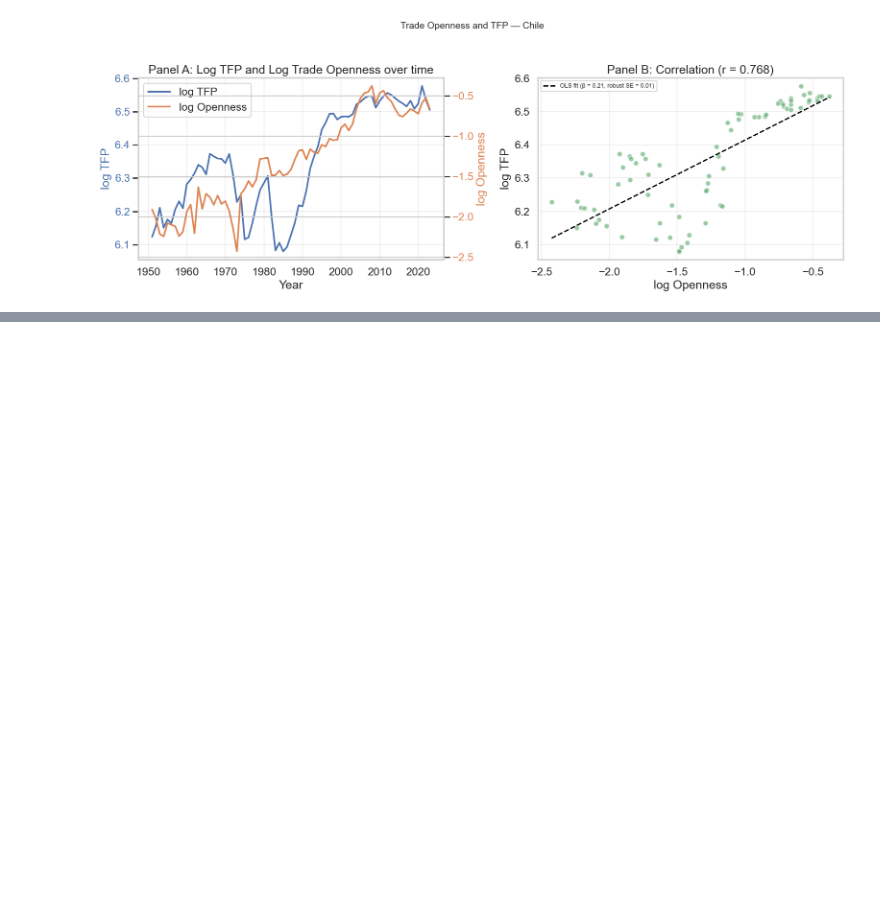
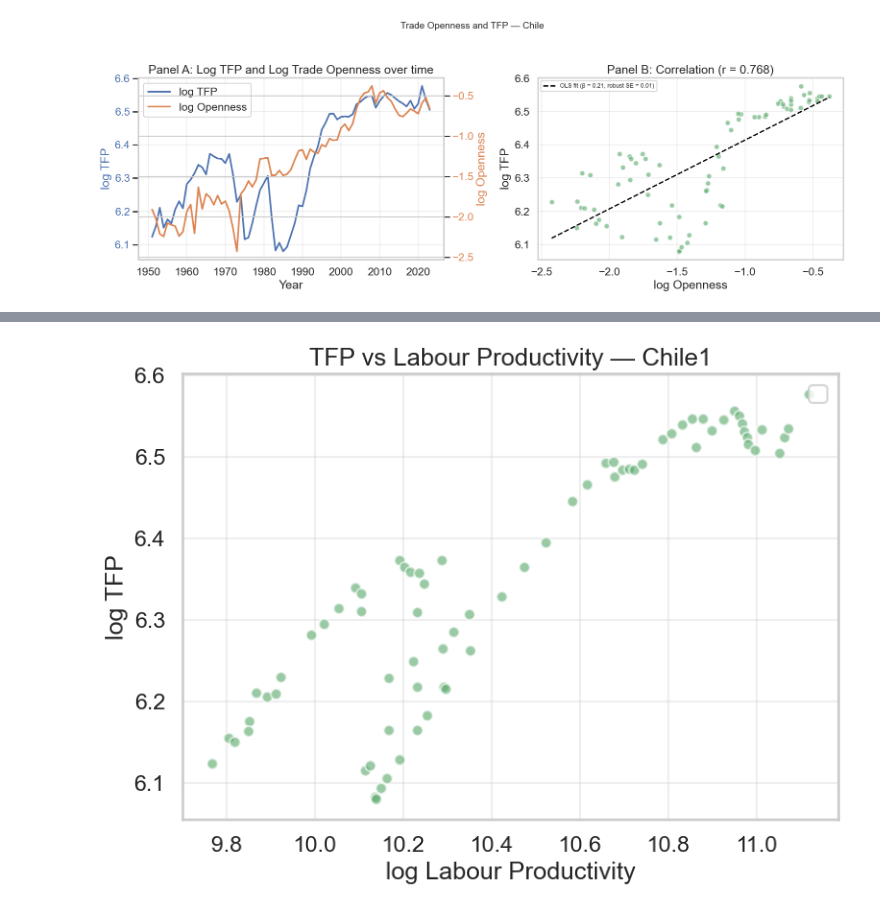
Before and after one commit to IcarusBai/EC2B1_Coursework, a Jupyter notebook: EC2B1_Coursework_Program.ipynb, the cells around one changed output, grey strips where cells are left out. Drawn from its saved outputs; the diff is of its cells as text; code cells hidden in the pictures; blank space fills up the shorter version.

```diff
--- a/EC2B1_Coursework_Program.ipynb
+++ b/EC2B1_Coursework_Program.ipynb
@@ -732,0 +774,20 @@ Notes:
+# %%
+fig, ax = plt.subplots(figsize=(8, 6))
+
+valid = data_Chile[['ln_labour_prod', 'ln_tfp']].dropna()
+
+ax.scatter(valid['ln_labour_prod'], valid['ln_tfp'],
+           alpha=0.6, edgecolors='white', s=60, color='#55A868')
+
+
+corr = valid['ln_labour_prod'].corr(valid['ln_tfp'])
+ax.set_xlabel('log Labour Productivity')
+ax.set_ylabel('log TFP')
+ax.set_title(f'TFP vs Labour Productivity — Chile1')
+ax.legend()
+ax.grid(True, alpha=0.3)
+
+plt.tight_layout()
+plt.show()
+# %% [output]
+[figure, added]
```
Also changed, not shown: parts of 1 cell of this notebook.
